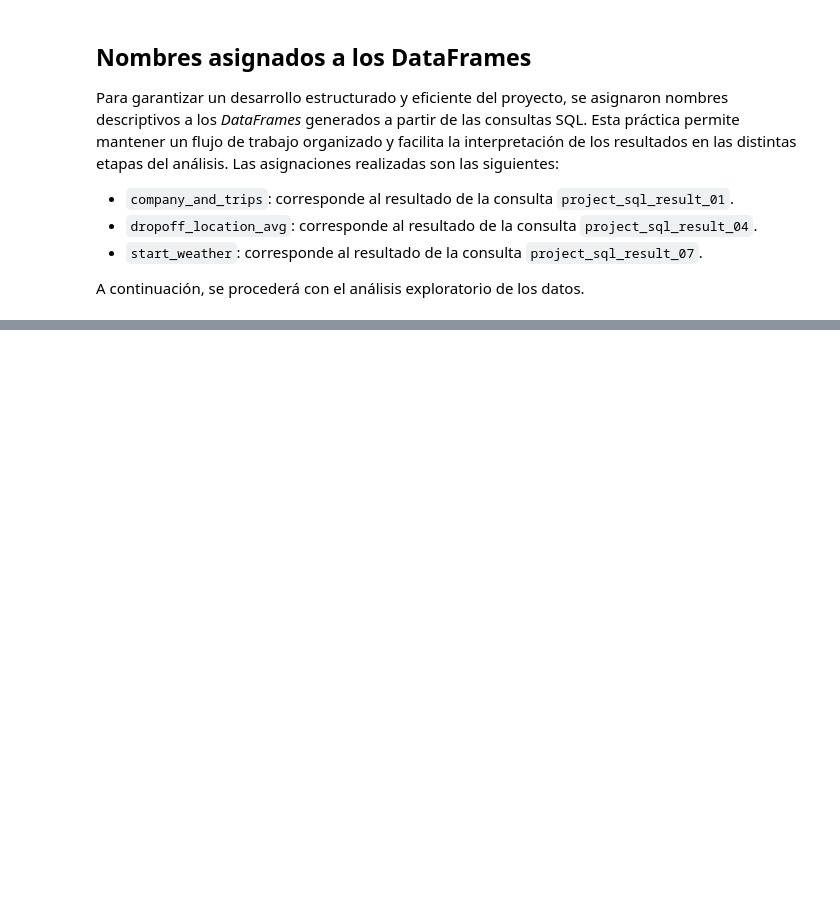
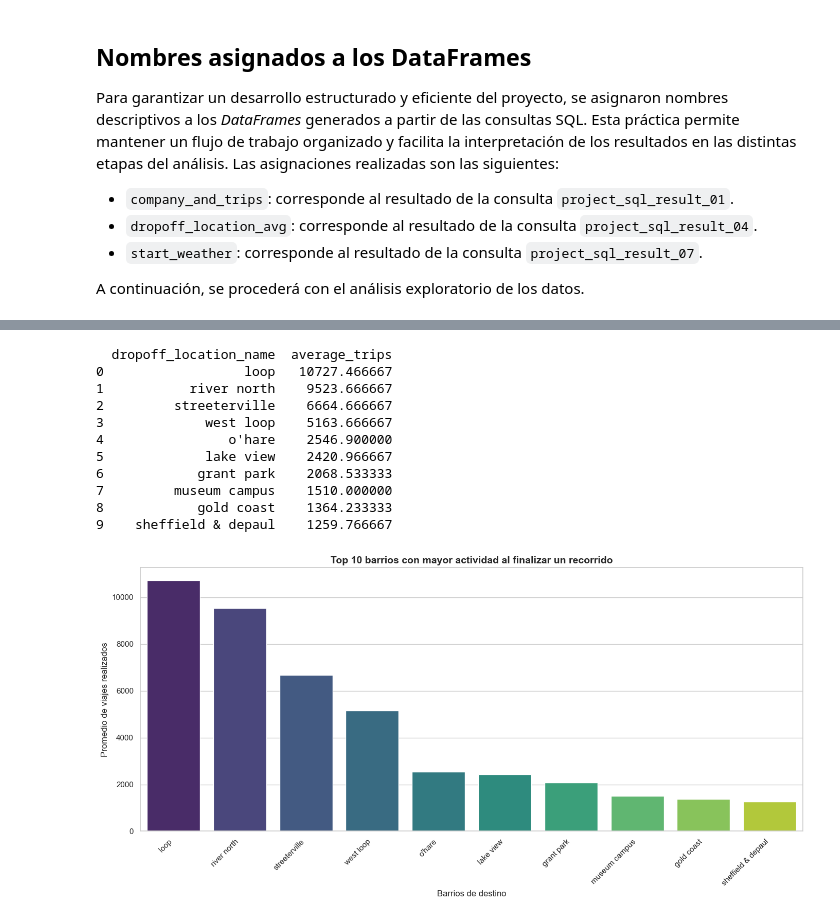
Before and after one commit to DavidRC-Ing/Project_Zuber, a Jupyter notebook: Proyect_Taxis_transport.ipynb, the cells around one changed output, grey strips where cells are left out. Saved outputs shown, nothing was run; the diff lists cells and outputs as text; code cells hidden in the pictures; blank space fills up the shorter version.

```diff
--- a/Proyect_Taxis_transport.ipynb
+++ b/Proyect_Taxis_transport.ipynb
@@ -64,6 +66,9 @@ A continuación, se procederá con el análisis exploratorio de los datos.
 # visualizacion preliminar de los dataframes
 
 company_and_trips.info()
+for col in company_and_trips.select_dtypes(include='object'):
+    company_and_trips[col] = company_and_trips[col].str.lower()
+
 sample_company_and_trips= company_and_trips.sample(n=5)
 
 print()
@@ -88,6 +93,10 @@ memory usage: 1.1+ KB
 # %%
 # visualizacion preliminar de los dataframes
 dropoff_location_avg.info()
+
+for col in dropoff_location_avg.select_dtypes(include='object'):
+    dropoff_location_avg[col]=dropoff_location_avg[col].str.lower()
+
 sample_dropoff_location_avg= dropoff_location_avg.sample(n=5)
 
 print()
@@ -137,0 +189,30 @@ memory usage: 25.2+ KB
+# %%
+# Top 10 Principales barrios en terminos de finalizacion:
+
+Top_10_dropoff_location=dropoff_location_avg.sort_values(by='average_trips',ascending=False).head(10)
+print(Top_10_dropoff_location)
+
+# Crear grafico
+sns.set_style("whitegrid")
+
+plt.figure(figsize=(14, 7))
+sns.barplot(x='dropoff_location_name', y='average_trips',hue='dropoff_location_name', data=Top_10_dropoff_location, palette='viridis')
+plt.xlabel('Barrios de destino', fontsize=12)
+plt.ylabel('Promedio de viajes realizados', fontsize=12)
+plt.title('Top 10 barrios con mayor actividad al finalizar un recorrido', fontsize=14, fontweight='bold')
+plt.xticks(rotation=45, ha='right')
+plt.tight_layout()
+plt.show()
+# %% [output]
+  dropoff_location_name  average_trips
+0                  loop   10727.466667
+1           river north    9523.666667
+2         streeterville    6664.666667
+3             west loop    5163.666667
+4                o'hare    2546.900000
+5             lake view    2420.966667
+6            grant park    2068.533333
+7         museum campus    1510.000000
+8            gold coast    1364.233333
+9    sheffield & depaul    1259.766667
+[figure, added]
```
Also changed, not shown: parts of 12 cells of this notebook.
